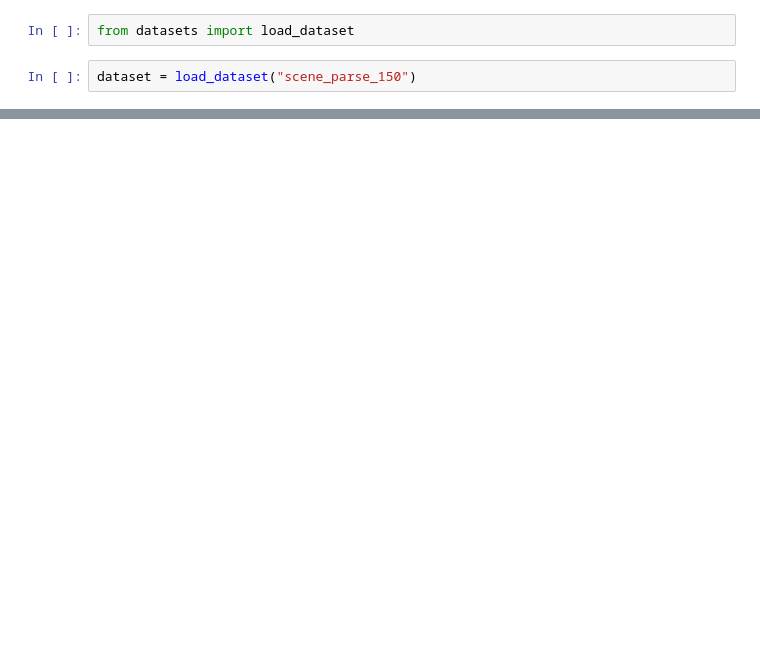
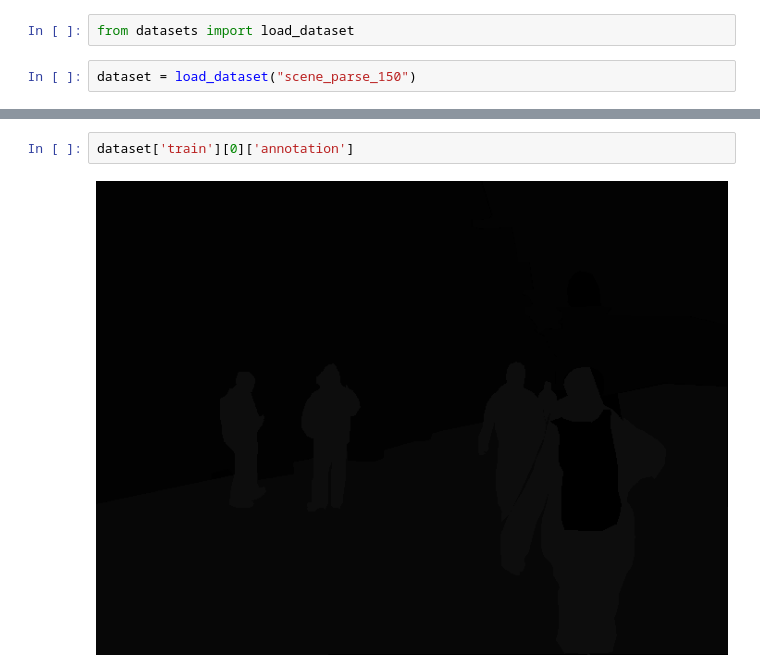
Before and after one commit to danjacobellis/segmentation, a Jupyter notebook: ADE20k.ipynb, the cells around one changed output, grey strips where cells are left out. Cells and saved outputs as stored; diff of their text form; blank space fills up the shorter version.

```diff
--- a/ADE20k.ipynb
+++ b/ADE20k.ipynb
@@ -4,0 +9,4 @@ dataset = load_dataset("scene_parse_150")
+# %%
+dataset['train'][0]['annotation']
+# %% [output]
+[figure, added]
```
Also changed, not shown: parts of 1 cell of this notebook.
